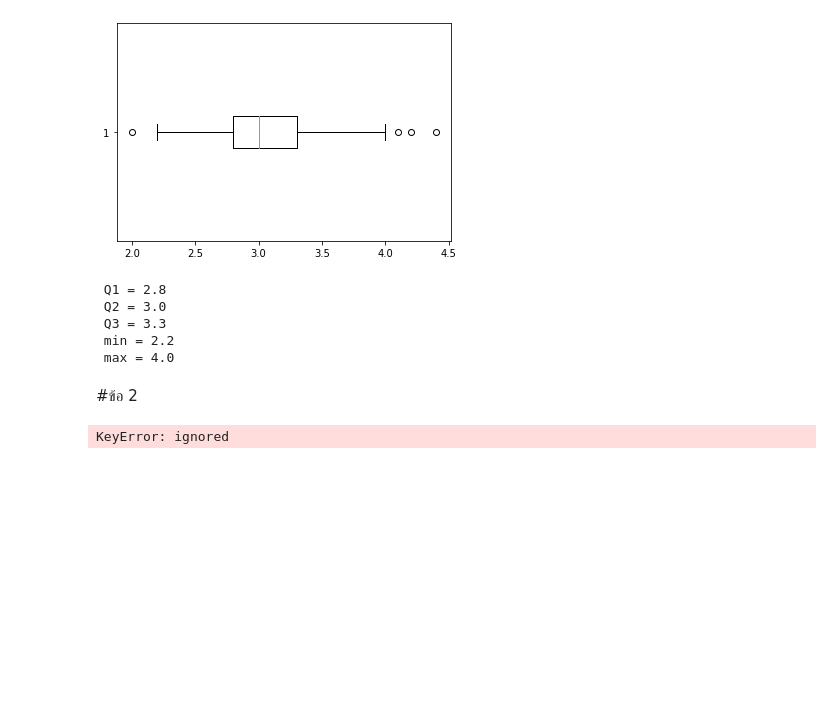
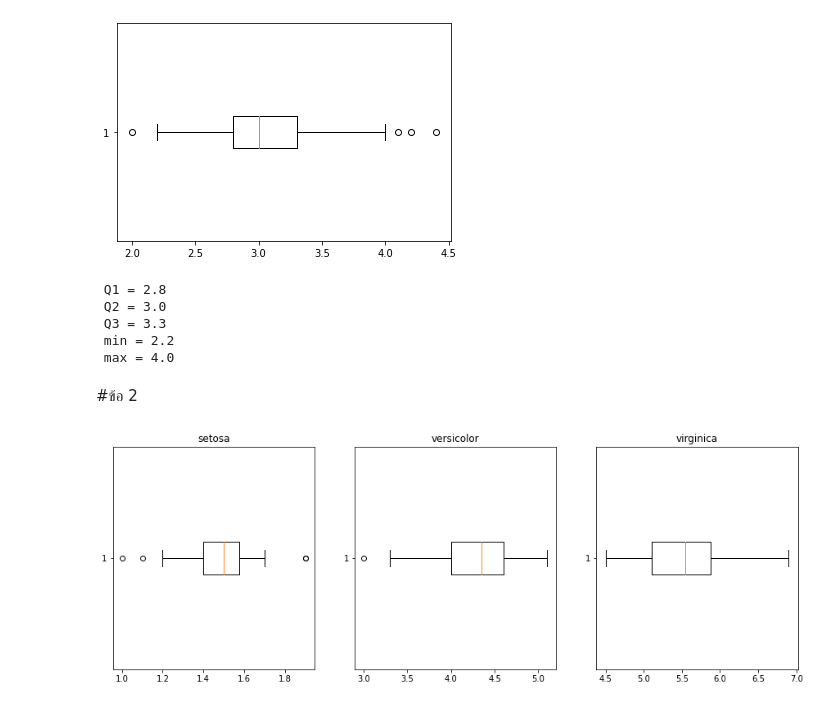
Before and after one commit to nichakornchaisuwan/data_viz_2022, a Jupyter notebook: DataViz02_Data_Distribution.ipynb, the cells around one changed output. Drawn from its saved outputs; the diff is of its cells as text; code cells hidden in the pictures; blank space fills up the shorter version.

```diff
--- a/DataViz02_Data_Distribution.ipynb
+++ b/DataViz02_Data_Distribution.ipynb
@@ -276,7 +276,19 @@ box_vals(x)
  max = 4.0
 # %% [markdown]
 #ข้อ 2
-# %%
-plt.boxplot(df['PetalLength'=='setosa'])
-# %% [output]
-KeyError: ignored
+# %%
+plt.figure(figsize =(15, 5)) # กว้าง = 15 และ สูง = 5
+
+plt.subplot(1, 3, 1)  ## กำหนดตำแหน่งกราฟแรก โดย แบ่งเป็น 1 แถว 3 คอลัมน์ ตำแหน่งที่ 1
+plt.boxplot(df['PetalLength'][0:50],vert=False);  #ชนิด 1
+plt.title('setosa')
+
+plt.subplot(1, 3, 2) ## กำหนดตำแหน่งกราฟ 2 โดย แบ่งเป็น 1 แถว 3 คอลัมน์ ตำแหน่งที่ 2
+plt.boxplot(df['PetalLength'][50:100],vert=False); # ชนิด 2
+plt.title('versicolor')
+
+plt.subplot(1, 3, 3) ## กำหนดตำแหน่งกราฟ 3 โดย แบ่งเป็น 1 แถว 3 คอลัมน์ ตำแหน่งที่ 3
+plt.boxplot(df['PetalLength'][100:150],vert=False); # ชนิด 3
+plt.title('virginica');
+# %% [output]
+[figure, added]
```
